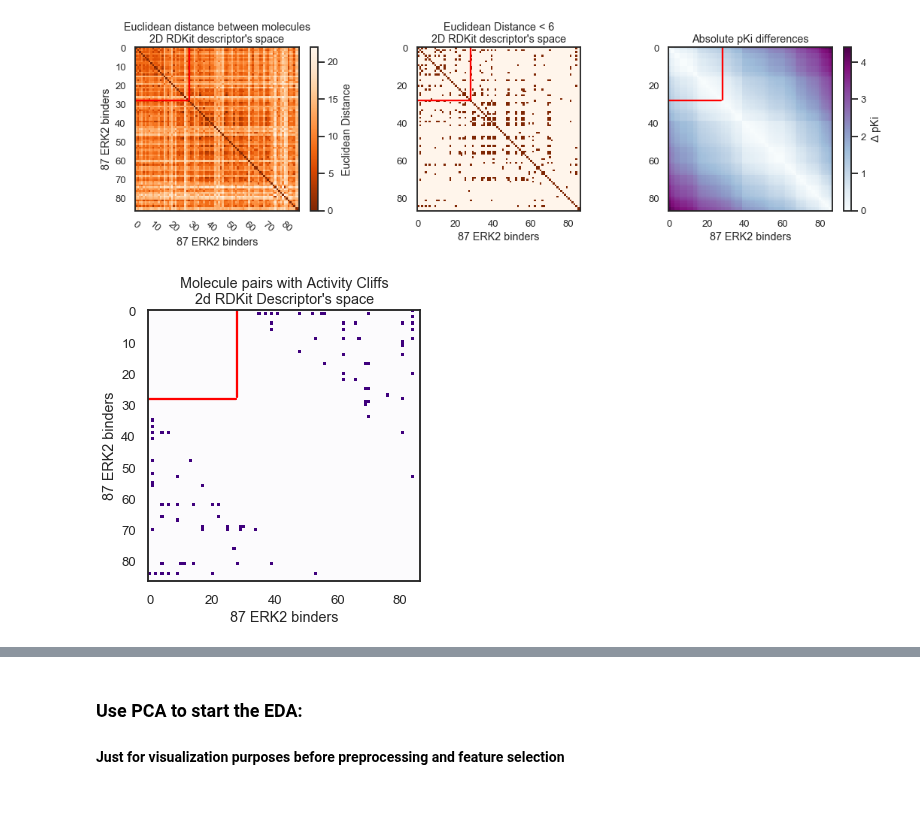
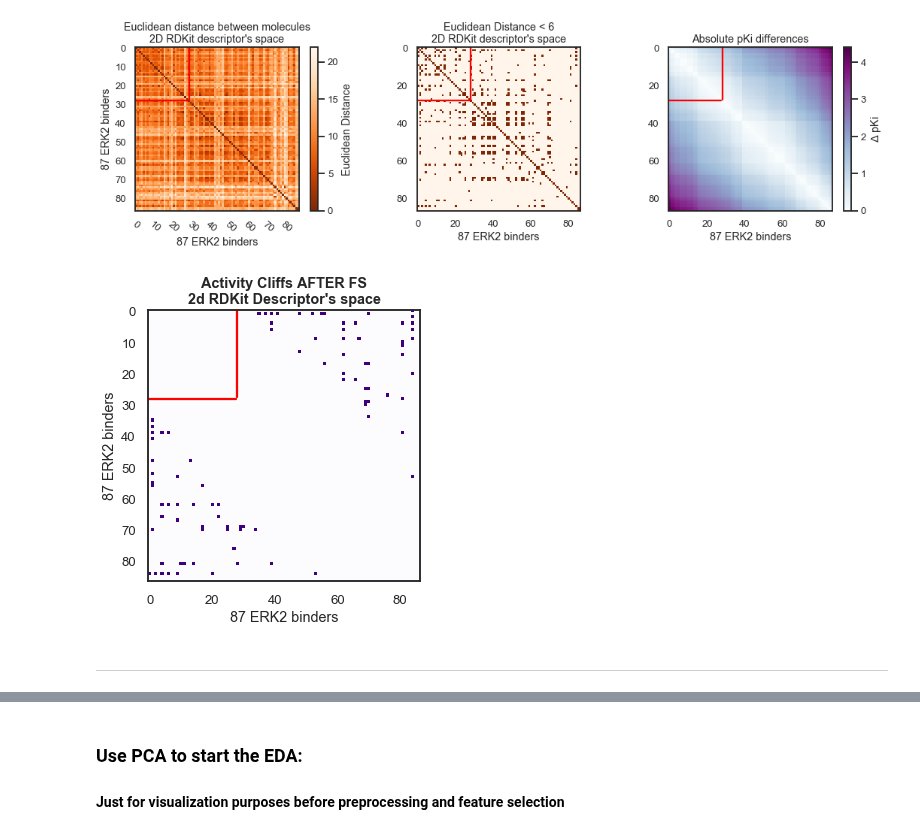
Before and after one commit to jRicciL/ERK2_notebooks, a Jupyter notebook: X_Reviewing_Fourches_work/7_2DRDKit_Analysis.ipynb, the cells around one changed output, grey strips where cells are left out. Cells and saved outputs as stored; diff of their text form; code cells hidden in the pictures; blank space fills up the shorter version.

```diff
--- a/X_Reviewing_Fourches_work/7_2DRDKit_Analysis.ipynb
+++ b/X_Reviewing_Fourches_work/7_2DRDKit_Analysis.ipynb
@@ -742,14 +742,15 @@ plt.show()
 # %% [output]
 [figure]
 # %%
-euclidean_mtx_dist_threshold = (euc_2drdk_mtx < 6) & (delta_pki_matrix > 1.5)
+fig = plt.figure(figsize=(5, 5))
 
-fig = plt.figure(figsize=(5, 5))
 plt.imshow(euclidean_mtx_dist_threshold, cmap='Purples')
 plt.axvline(x= n_actives, ymin= abs(n_mols - n_actives)/n_mols, ymax= n_mols, color='red')
 plt.axhline(y= n_actives, xmin=0, xmax=(n_actives / n_mols), color='red')
-plt.title("Molecule pairs with Activity Cliffs\n2d RDKit Descriptor's space")
+plt.title("Activity Cliffs AFTER FS\n2d RDKit Descriptor's space", fontweight='bold')
 plt.xlabel(xlabel_); plt.ylabel(xlabel_)
 plt.show()
 # %% [output]
-[figure, old version]
+[figure, new version]
+# %% [markdown]
+***
```
Also changed, not shown: parts of 4 cells of this notebook, 1 other file.
